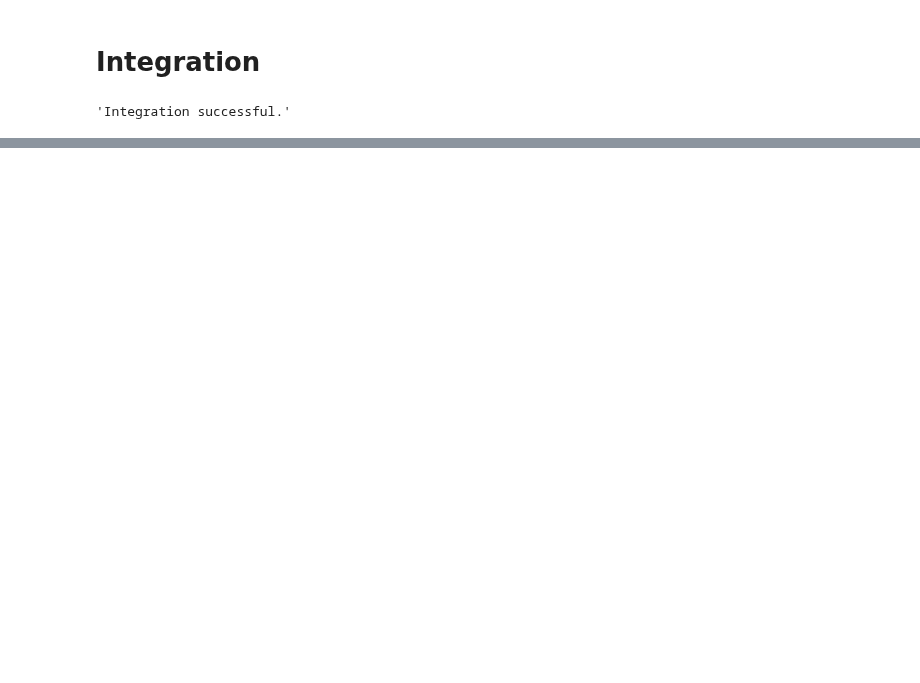
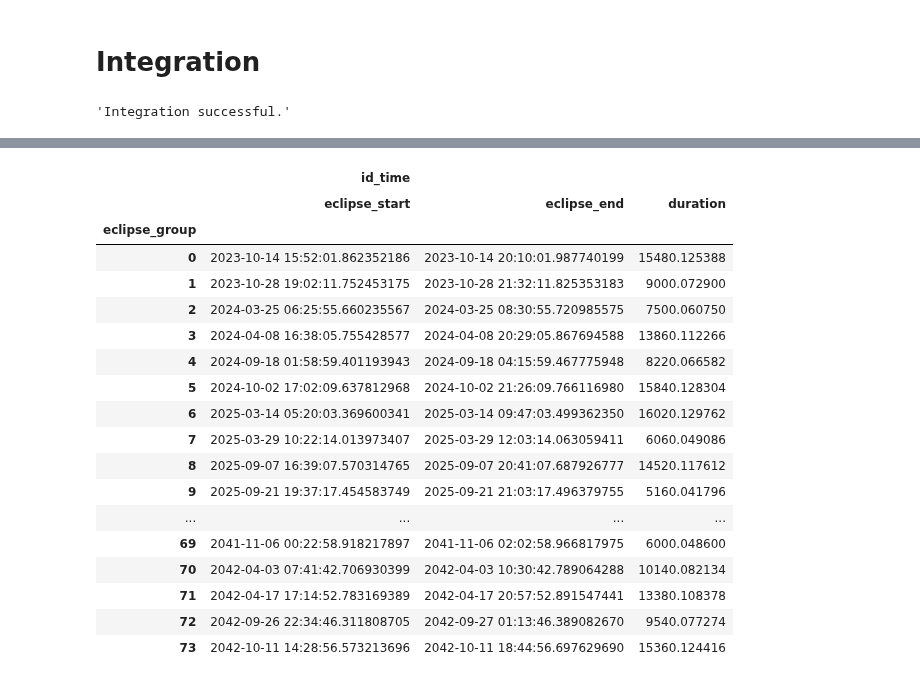
Before and after one commit to hplbrayan/Solving-ODEs, a Jupyter notebook: Eclipse forecaster/Eclipse-forecaster.ipynb, the cells around one changed output, grey strips where cells are left out. Cells and saved outputs as stored; diff of their text form; code cells hidden in the pictures; blank space fills up the shorter version.

```diff
--- a/Eclipse forecaster/Eclipse-forecaster.ipynb
+++ b/Eclipse forecaster/Eclipse-forecaster.ipynb
@@ -264,0 +281,10 @@ print(f"{len(eclipse_times)}")
+# %%
+# the indexes for the times during integration
+id_ts_MES = np.linspace(0, len(ts_MES)-1, len(ts_MES), dtype=int)
+
+# Determining the indexes of times during eclipses
+tol = 5e-5
+id_eclipse_times = id_ts_MES[mag_SEcrossEM<tol]
+
+# Total amount of times found during eclipses
+print(f"{id_eclipse_times.shape[0]}")
@@ -277,0 +299,10 @@ array([  830,  2585,  3178,  3959,  6506,  6697,  7874,  8265,  8655,
+# %%
+max_dist = 10
+groups_DBSCAN =  DBSCAN(eps=max_dist, min_samples=max_dist).fit(id_eclipse_times.reshape(-1,1))
+# %%
+eclipse_groups = pd.DataFrame({"id_time":id_eclipse_times,
+                               "eclipse_group":groups_DBSCAN.labels_
+                              }
+                             ).groupby("eclipse_group")
+
+eclipse_groups.ngroups
@@ -277,0 +311,8 @@ array([  830,  2585,  3178,  3959,  6506,  6697,  7874,  8265,  8655,
+# %%
+# Function to sum an amount of time from a given timestamp
+def sum_time(time,
+             start=data["Calendar_Date_(TDB)"]["Moon"],
+             unit="sec", ):
+    return  start + pd.Timedelta(time, unit=unit)
+
+print(f"The start time is {data['Calendar_Date_(TDB)']['Moon']}")
@@ -277,0 +321,28 @@ array([  830,  2585,  3178,  3959,  6506,  6697,  7874,  8265,  8655,
+# %%
+eclipses = pd.DataFrame(eclipse_groups.agg([
+                                     ("eclipse_start", lambda x:sum_time(ts_MES[min(x)]*ut) ),
+                                     ("eclipse_end",   lambda x:sum_time(ts_MES[max(x)]*ut)),
+                                     ("duration",      lambda x:(ts_MES[max(x)]-ts_MES[min(x)])*ut)
+                                    ])
+                       )
+eclipses
+# %% [output]
+|  | id_time |  |  |
+|  | eclipse_start | eclipse_end | duration |
+| eclipse_group |  |  |  |
+| 0 | 2023-10-14 15:52:01.862352186 | 2023-10-14 20:10:01.987740199 | 15480.125388 |
+| 1 | 2023-10-28 19:02:11.752453175 | 2023-10-28 21:32:11.825353183 | 9000.072900 |
+| 2 | 2024-03-25 06:25:55.660235567 | 2024-03-25 08:30:55.720985575 | 7500.060750 |
+| 3 | 2024-04-08 16:38:05.755428577 | 2024-04-08 20:29:05.867694588 | 13860.112266 |
+| 4 | 2024-09-18 01:58:59.401193943 | 2024-09-18 04:15:59.467775948 | 8220.066582 |
+| 5 | 2024-10-02 17:02:09.637812968 | 2024-10-02 21:26:09.766116980 | 15840.128304 |
+| 6 | 2025-03-14 05:20:03.369600341 | 2025-03-14 09:47:03.499362350 | 16020.129762 |
+| 7 | 2025-03-29 10:22:14.013973407 | 2025-03-29 12:03:14.063059411 | 6060.049086 |
+| 8 | 2025-09-07 16:39:07.570314765 | 2025-09-07 20:41:07.687926777 | 14520.117612 |
+| 9 | 2025-09-21 19:37:17.454583749 | 2025-09-21 21:03:17.496379755 | 5160.041796 |
+| ... | ... | ... | ... |
+| 69 | 2041-11-06 00:22:58.918217897 | 2041-11-06 02:02:58.966817975 | 6000.048600 |
+| 70 | 2042-04-03 07:41:42.706930399 | 2042-04-03 10:30:42.789064288 | 10140.082134 |
+| 71 | 2042-04-17 17:14:52.783169389 | 2042-04-17 20:57:52.891547441 | 13380.108378 |
+| 72 | 2042-09-26 22:34:46.311808705 | 2042-09-27 01:13:46.389082670 | 9540.077274 |
+| 73 | 2042-10-11 14:28:56.573213696 | 2042-10-11 18:44:56.697629690 | 15360.124416 |
```
Also changed, not shown: parts of 15 cells of this notebook.
